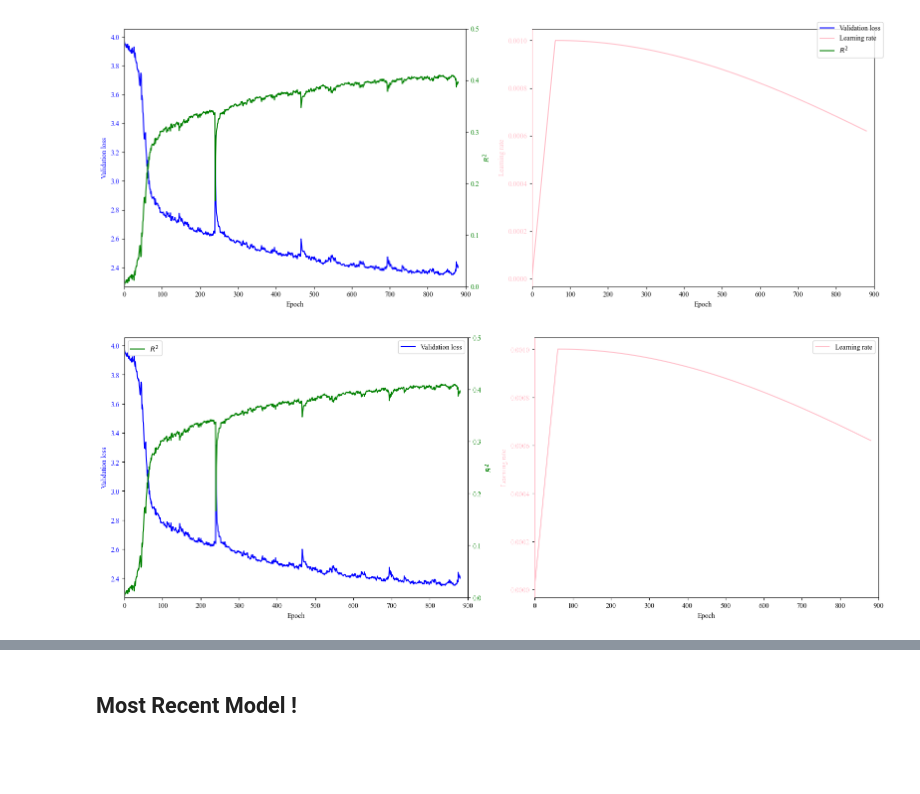
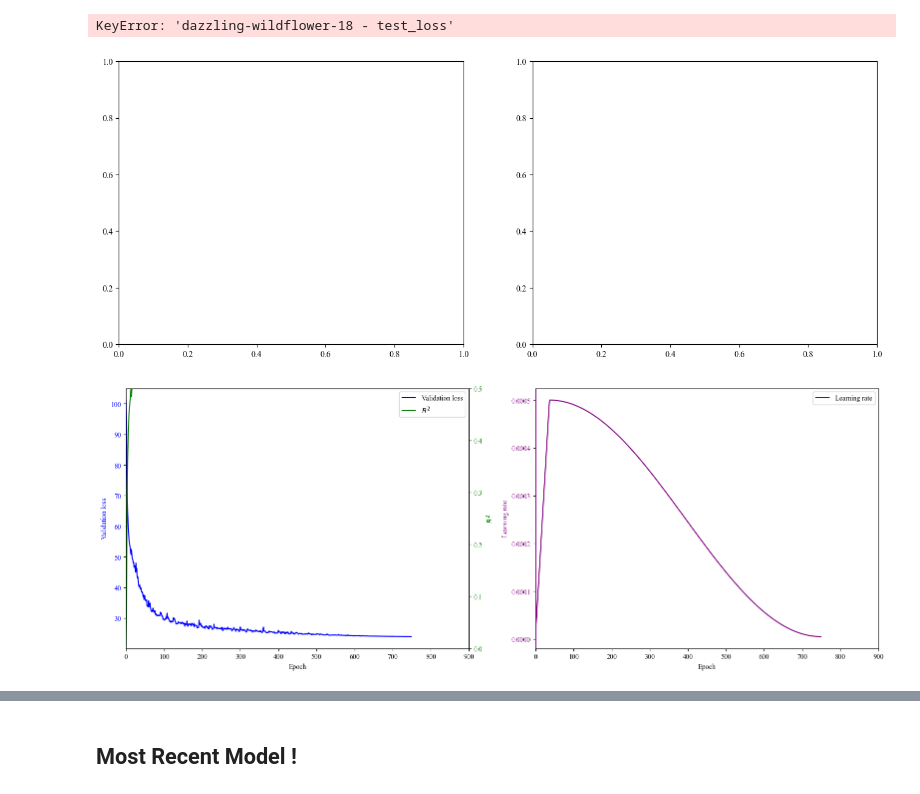
Before and after one commit to govindgoel/ml, a Jupyter notebook: scripts/visualization/visualize_training_data.ipynb, the cells around one changed output, grey strips where cells are left out. Saved outputs shown, nothing was run; the diff lists cells and outputs as text; code cells hidden in the pictures; blank space fills up the shorter version.

```diff
--- a/scripts/visualization/visualize_training_data.ipynb
+++ b/scripts/visualization/visualize_training_data.ipynb
@@ -3,9 +3,12 @@ import pandas as pd
 import matplotlib.pyplot as plt
 
 # Read the CSV files
-df_loss = pd.read_csv('loss.csv')
-df_r = pd.read_csv('r_squared.csv')
-df_lr = pd.read_csv('lr_.csv')
+df_loss = pd.read_csv('val_loss.csv')
+df_train_loss = pd.read_csv('train_loss.csv')
+df_r = pd.read_csv('r2.csv')
+df_lr = pd.read_csv('lr.csv')
+
+run_name = 'wannabe_best_6'
 # %%
 df_lr.columns
 # %% [output]
@@ -169,7 +173,8 @@ plt.savefig('combined_plot.png', dpi=500, bbox_inches='tight')  # Save as a high
 # Show the plot
 plt.show()
 # %% [output]
+KeyError: 'dazzling-wildflower-18 - test_loss'
-[figure, old version]
+[figure, new version]
 # %%
 import pandas as pd
 import matplotlib.pyplot as plt
@@ -181,41 +186,42 @@ plt.rcParams['font.family'] = 'Times New Roman'
 fig, (ax1, ax2) = plt.subplots(1, 2, figsize=(16, 6), sharey=False)
 
 # Plot for Validation Loss and R^2 on the left
-ax1.plot(df_loss['epoch'], df_loss['dazzling-wildflower-18 - test_loss'], label='Validation loss', color='b')
+line1 = ax1.plot(df_loss['epoch'], df_loss[run_name + ' - val_loss'], label='Validation loss', color='b')
 ax1.set_xlabel('Epoch')
 ax1.set_ylabel('Validation loss', color='b')
 ax1.tick_params(axis='y', labelcolor='b')
 
 # Create a secondary y-axis for R^2
 ax1_twin = ax1.twinx()
-ax1_twin.plot(df_r['epoch'], df_r['dazzling-wildflower-18 - r^2'], label=r"$R^2$", color='g')
+line2 = ax1_twin.plot(df_r['epoch'], df_r[run_name + ' - r^2'], label=r"$R^2$", color='g')
 ax1_twin.set_ylabel(r"$R^2$", color='g')
 ax1_twin.set_ylim(0, 0.5)  # Set y-axis limits for R squared
 ax1_twin.tick_params(axis='y', labelcolor='g')
 
-# Add legend to the left plot
-ax1.legend(loc='upper right')
-ax1_twin.legend(loc='upper left')
+# Combine handles and labels for a single legend
+lines = line1 + line2
+labels = [line.get_label() for line in lines]
+ax1.legend(lines, labels, loc='upper right')
 
 # Set x-axis limits
 ax1.set_xlim(0, 900)
 
 # Plot for Learning Rate on the right
-ax2.plot(df_lr['epoch'], df_lr['dazzling-wildflower-18 - lr'], label='Learning rate', color='pink')
+ax2.plot(df_lr['epoch'], df_lr[run_name + ' - lr'], label='Learning rate', color='purple')
 ax2.set_xlim(0, 900)
 ax2.set_xlabel('Epoch')
-ax2.set_ylabel('Learning rate', color='pink')
-ax2.tick_params(axis='y', labelcolor='pink')
-ax2.spines['left'].set_color('pink')  # Change the color of the y-axis spine
+ax2.set_ylabel('Learning rate', color='purple')
+ax2.tick_params(axis='y', labelcolor='purple')
+ax2.spines['left'].set_color('purple')  # Change the color of the y-axis spine
 
 # Add legend to the right plot
 ax2.legend(loc='upper right')
 
 # Save the figure
 plt.tight_layout()  # Adjust the layout
 plt.savefig('combined_plot.png', dpi=500, bbox_inches='tight')  # Save as a high-resolution image
 
 # Show the plot
 plt.show()
 # %% [output]
-[figure, old version]
+[figure, new version]
```
Also changed, not shown: parts of 8 cells of this notebook.
